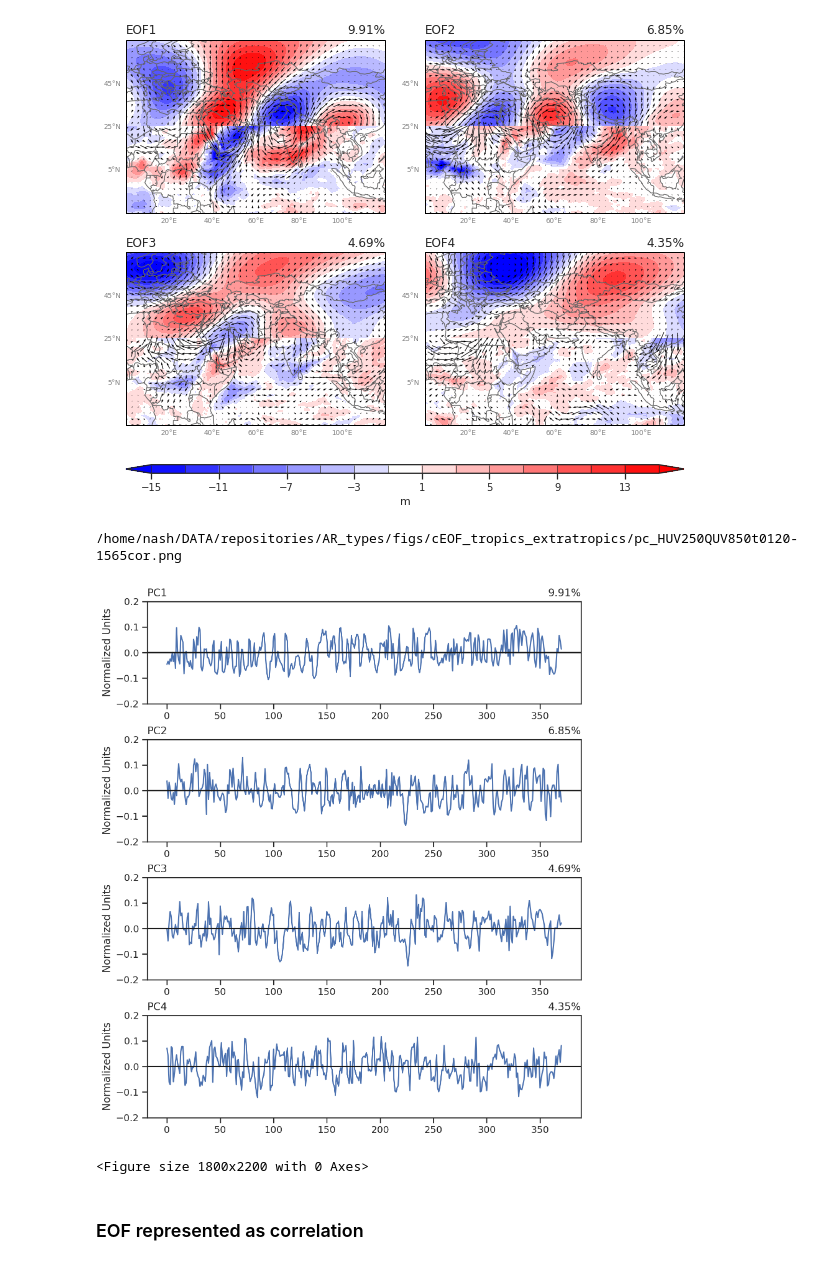
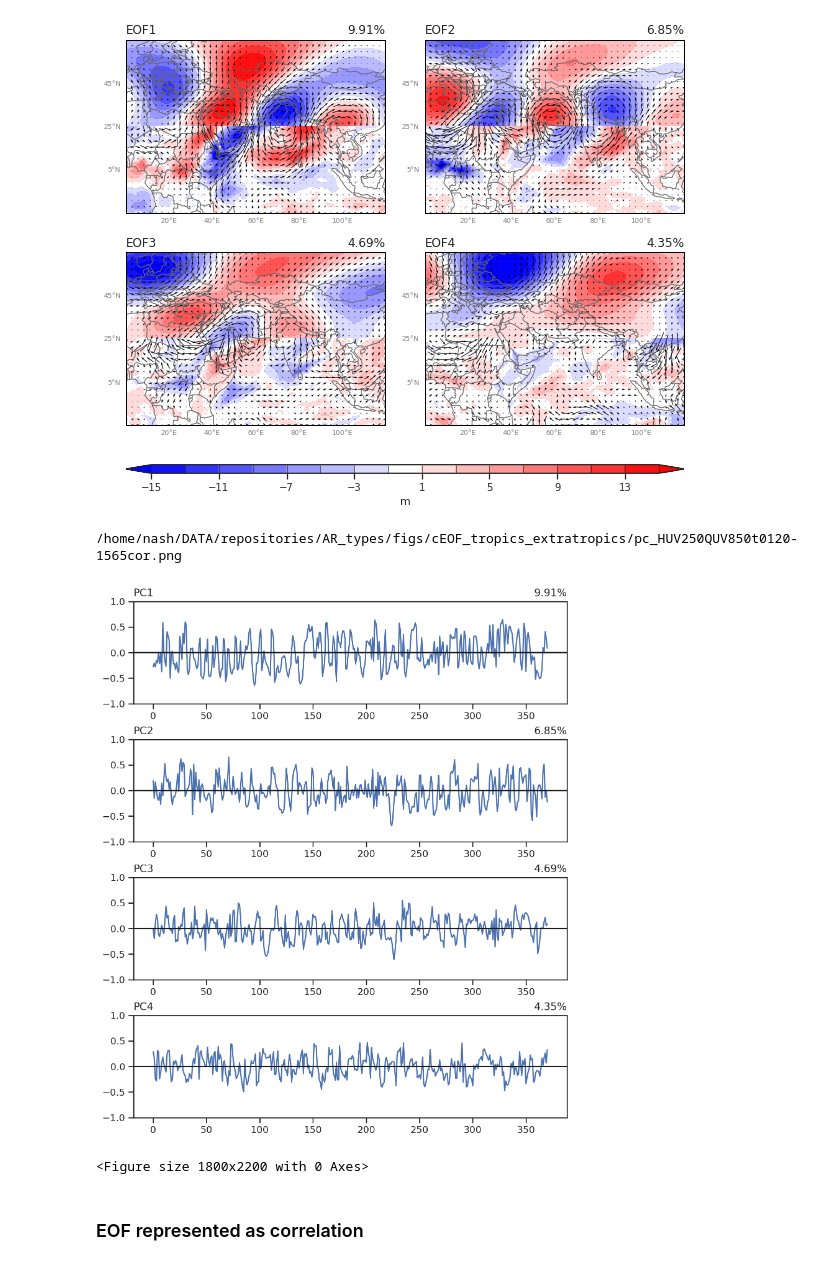
Before and after one commit to dlnash/AR_types, a Jupyter notebook: analysis/eof_multi_variate.ipynb, the cells around one changed output. Saved outputs shown, nothing was run; the diff lists cells and outputs as text; code cells hidden in the pictures.

```diff
--- a/analysis/eof_multi_variate.ipynb
+++ b/analysis/eof_multi_variate.ipynb
@@ -496,10 +493,14 @@ pcs = calc_eofs(Xs, evecs, neofs, mode=eofmode)
 # %%
-# Split pcs into separate arrays for each variable
+# Calculate EOFS (spatial modes)
+neofs = 4
+eofs = calc_eofs(Xs, evecs, neofs, mode=eofmode)
+
+# Split eofs into separate arrays for each variable
 ntim, nlat, nlon = var2.shape
 npts = nlat*nlon
 nvar = len(var_list)
 # Reshape spatial dim back to 2D map
-pcmodes = var_list
+eofmodes = var_list
 for i in np.arange(len(var_list)):
-    tmp = pcs[:,i*npts:(i+1)*npts]
-    pcmodes[i] = np.reshape(tmp, (neofs,nlat,nlon))
+    tmp = eofs[:,i*npts:(i+1)*npts]
+    eofmodes[i] = np.reshape(tmp, (neofs,nlat,nlon))
@@ -507,23 +514,20 @@ for i in np.arange(len(var_list)):
 ### Fig 3: Spatial Modes
 # %%
 # Panel Plot of Spatial Modes
-
-# number of eofs to plot
-neofs = 4
 
 # Data for plotting extratropics
 lons_et = var2.lon.data
 lats_et = var2.lat.data
-udat_et = pcmodes[0][0:neofs,:,:]
-vdat_et = pcmodes[1][0:neofs,:,:]
-data_et = pcmodes[2][0:neofs,:,:]
+udat_et = eofmodes[0][0:neofs,:,:]
+vdat_et = eofmodes[1][0:neofs,:,:]
+data_et = eofmodes[2][0:neofs,:,:]
 
 # Data for plotting tropics
 lons_t = var4.lon.data
 lats_t = var4.lat.data
-udat_t = pcmodes[3][0:neofs,:,:]
-vdat_t = pcmodes[4][0:neofs,:,:]
-data_t = pcmodes[5][0:neofs,:,:]
+udat_t = eofmodes[3][0:neofs,:,:]
+vdat_t = eofmodes[4][0:neofs,:,:]
+data_t = eofmodes[5][0:neofs,:,:]
 
 print(np.min(data_et), np.max(data_et))
 print(np.min(data_t), np.max(data_t))
@@ -609,35 +613,35 @@ plt.show()
 # %%
 fig = plt.figure(figsize=(9,11))
 fig.dpi = 200
 fname = path_to_figs + 'pc_'+ fname_id
 fmt = 'png'
-results = evecs[:,:4]
+results = loads[:,:4]
 
 X, nplots = results.shape
 x = np.arange(len(results))
 
 for i in np.arange(nplots):
     ax = plt.subplot(4, 1, i+1)
     ax.plot(x, results[:,i], '-')
     ax.axhline(0, color='k')
-    ax.set_ylim(-0.2, 0.2)
-    ax.set_ylabel('Normalized Units')
+    ax.set_ylim(-1, 1)
+#     ax.set_ylabel('Normalized Units')
     # subtitles
     ax.set_title(pc_label[i], loc='left', fontsize=12)
     ax.set_title(var_label[i], loc='right', fontsize=12)
 
 plt.subplots_adjust(hspace=0.35, wspace=0.003)
 
 fig.savefig('%s.%s' %(fname, fmt), bbox_inches='tight', dpi=fig.dpi)
 fig.clf()
 
 
 plotFile = fname + '.png'
 print(plotFile)
 display(Image(plotFile))
 # %% [output]
 /home/nash/DATA/repositories/AR_types/figs/cEOF_tropics_extratropics/pc_HUV250QUV850t0120-1565cor.png
-[figure, old version]
+[figure, new version]
 <Figure size 1800x2200 with 0 Axes>
 # %% [markdown]
 ### EOF represented as correlation
```
Also changed, not shown: parts of 9 cells of this notebook, 1 other file.
